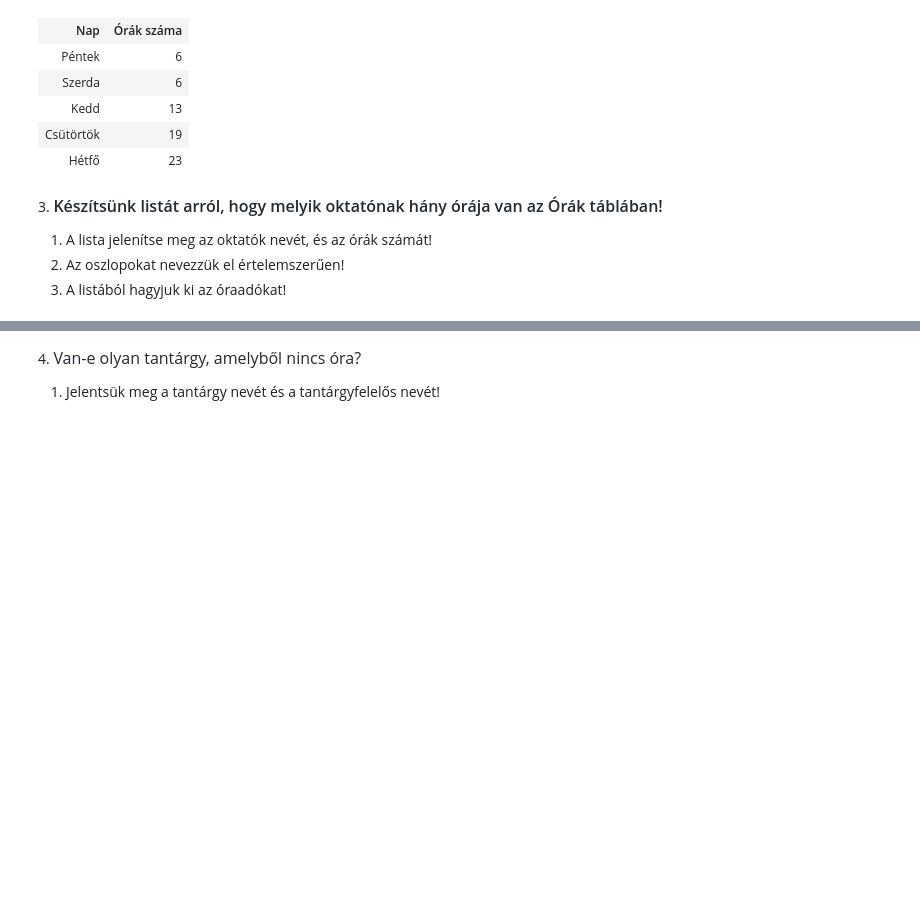
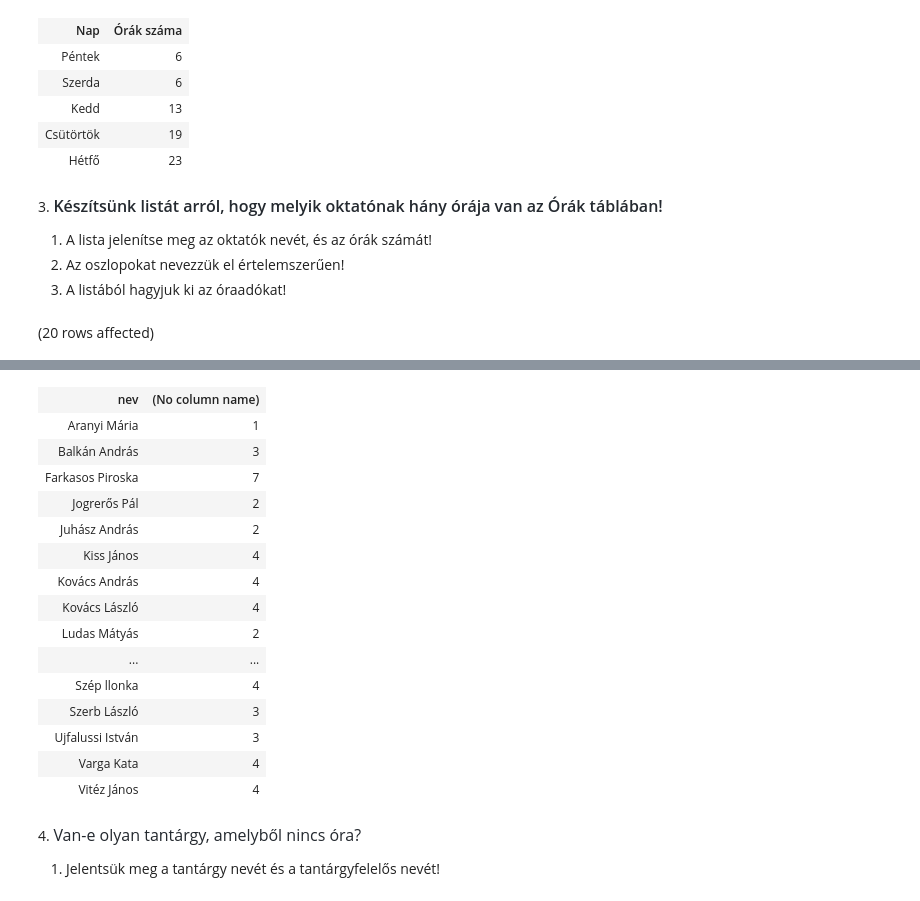
Before and after one commit to majavalami/AdatbG01, a Jupyter notebook: gyakorlat03_feladatok.ipynb, the cells around one changed output, grey strips where cells are left out. Cells and saved outputs as stored; diff of their text form; code cells hidden in the pictures; blank space fills up the shorter version.

```diff
--- a/gyakorlat03_feladatok.ipynb
+++ b/gyakorlat03_feladatok.ipynb
@@ -57,3 +57,14 @@ Total execution time: 00:00:00.208
 1. A lista jelenítse meg az oktatók nevét, és az órák számát!
 2. Az oszlopokat nevezzük el értelemszerűen!
 3. A listából hagyjuk ki az óraadókat!
+# %%
+SELECT okt.nev AS 'Név',
+       COUNT(o.ora_id) AS 'db'
+FROM Orak o JOIN Oktatok okt ON o.tanar = okt.oktato_id
+GROUP BY okt.nev
+
+EXCEPT
+SELECT
+FROM
+# %% [output]
+(20 rows affected)
@@ -60,3 +72,19 @@ Total execution time: 00:00:00.208
+| nev | (No column name) |
+| Aranyi Mária | 1 |
+| Balkán András | 3 |
+| Farkasos Piroska | 7 |
+| Jogrerős Pál | 2 |
+| Juhász András | 2 |
+| Kiss János | 4 |
+| Kovács András | 4 |
+| Kovács László | 4 |
+| Ludas Mátyás | 2 |
+| ... | ... |
+| Szép llonka | 4 |
+| Szerb László | 3 |
+| Ujfalussi István | 3 |
+| Varga Kata | 4 |
+| Vitéz János | 4 |
 # %% [markdown]
 4. <span style="color: rgb(36, 41, 47); font-family: -apple-system, BlinkMacSystemFont, &quot;Segoe UI&quot;, Helvetica, Arial, sans-serif, &quot;Apple Color Emoji&quot;, &quot;Segoe UI Emoji&quot;; font-size: 16px;">Van-e olyan tantárgy, amelyből nincs óra?</span>
 
```
Also changed, not shown: parts of 1 cell of this notebook.
